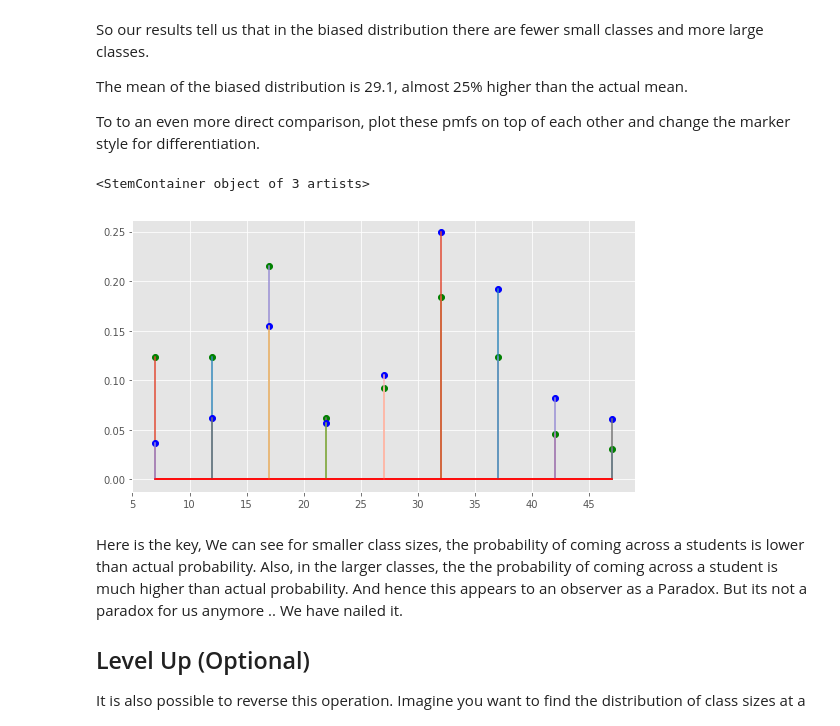
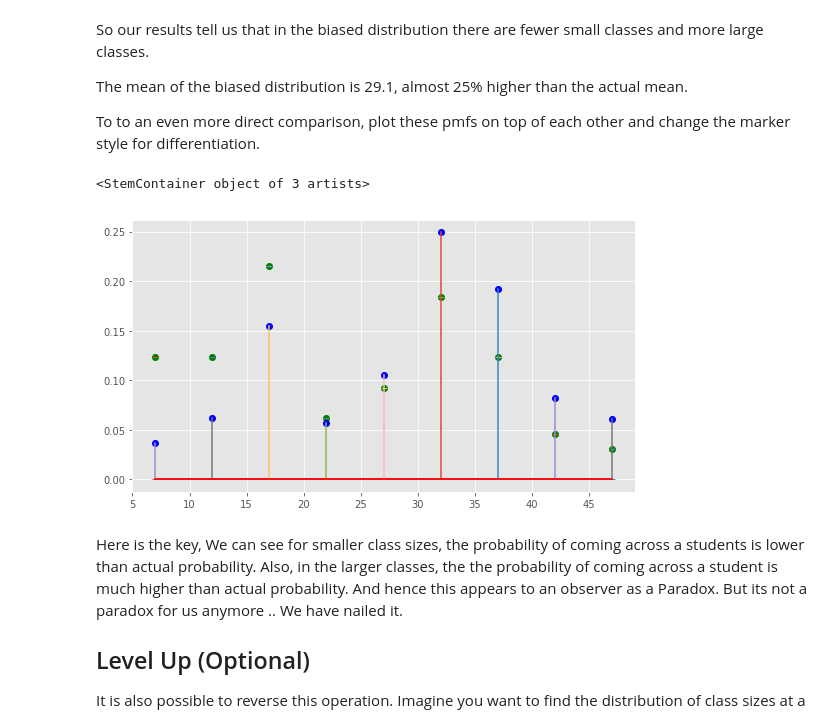
Before and after one commit to AR3441/dsc-1-09-07-the-probability-mass-function-lab-nyc-ds-career-031119, a Jupyter notebook: index.ipynb, the cells around one changed output. Cells and saved outputs as stored; diff of their text form; code cells hidden in the pictures.

```diff
--- a/index.ipynb
+++ b/index.ipynb
@@ -215,11 +215,11 @@ To to an even more direct comparison, plot these pmfs on top of each other and c
 # %%
 # Plot pmfs overlapping
 new_figure = plt.figure(figsize = [9,5])
-plt.stem(sizes, pmf, '-', 'go','r-', label = 'actual')
+plt.stem(sizes, pmf, '_', 'go','r-', label = 'actual')
 plt.stem(sizes,pmf2,'-','bo', 'r-' ,label = 'perceived')
 # %% [output]
 <StemContainer object of 3 artists>
-[figure, old version]
+[figure, new version]
 # %% [markdown]
 Here is the key, We can see for smaller class sizes, the probability of coming across a students is lower than actual probability. Also, in the larger classes, the the probability of coming across a student is much higher than actual probability. And hence this appears to an observer as a Paradox. But its not a paradox for us anymore .. We have nailed it.
 
```
